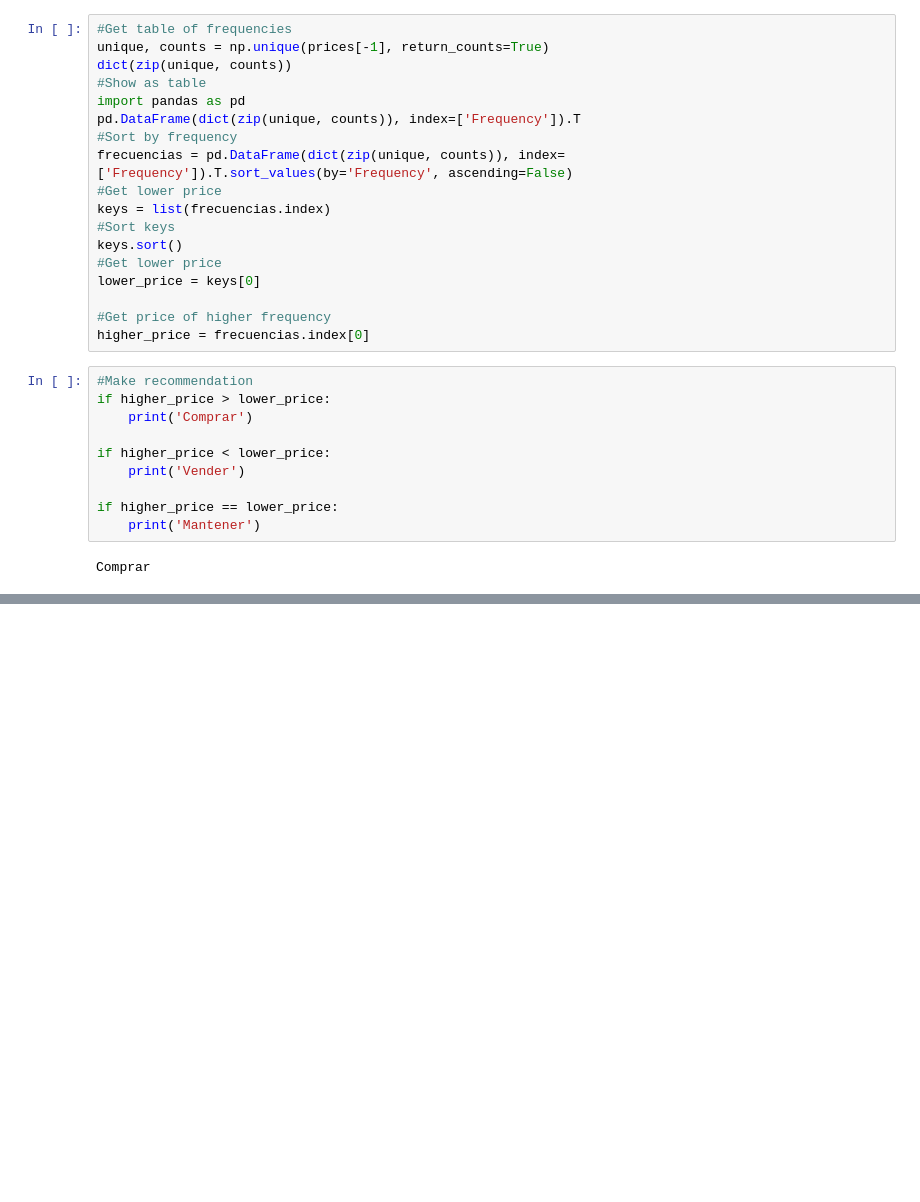
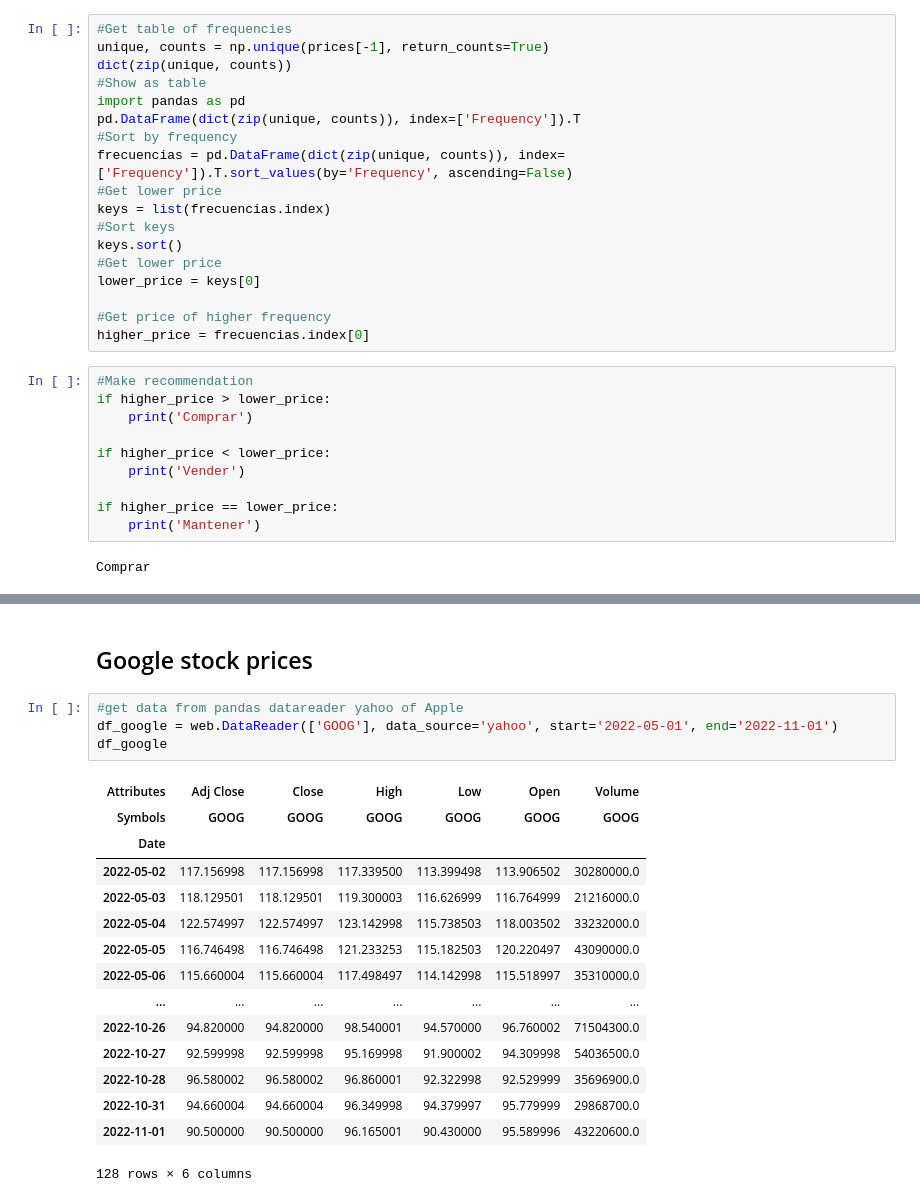
Before and after one commit to raulangelj/Proyecto-2-modelacion, a Jupyter notebook: main.ipynb, the cells around one changed output, grey strips where cells are left out. Drawn from its saved outputs; the diff is of its cells as text; blank space fills up the shorter version.

Commit message:
ADD more stock prices

```diff
--- a/main.ipynb
+++ b/main.ipynb
@@ -119,0 +175,22 @@ El usuario ganaria:  20
+# %% [markdown]
+## Google stock prices
+# %%
+#get data from pandas datareader yahoo of Apple
+df_google = web.DataReader(['GOOG'], data_source='yahoo', start='2022-05-01', end='2022-11-01')
+df_google
+# %% [output]
+| Attributes | Adj Close | Close | High | Low | Open | Volume |
+| Symbols | GOOG | GOOG | GOOG | GOOG | GOOG | GOOG |
+| Date |  |  |  |  |  |  |
+| 2022-05-02 | 117.156998 | 117.156998 | 117.339500 | 113.399498 | 113.906502 | 30280000.0 |
+| 2022-05-03 | 118.129501 | 118.129501 | 119.300003 | 116.626999 | 116.764999 | 21216000.0 |
+| 2022-05-04 | 122.574997 | 122.574997 | 123.142998 | 115.738503 | 118.003502 | 33232000.0 |
+| 2022-05-05 | 116.746498 | 116.746498 | 121.233253 | 115.182503 | 120.220497 | 43090000.0 |
+| 2022-05-06 | 115.660004 | 115.660004 | 117.498497 | 114.142998 | 115.518997 | 35310000.0 |
+| ... | ... | ... | ... | ... | ... | ... |
+| 2022-10-26 | 94.820000 | 94.820000 | 98.540001 | 94.570000 | 96.760002 | 71504300.0 |
+| 2022-10-27 | 92.599998 | 92.599998 | 95.169998 | 91.900002 | 94.309998 | 54036500.0 |
+| 2022-10-28 | 96.580002 | 96.580002 | 96.860001 | 92.322998 | 92.529999 | 35696900.0 |
+| 2022-10-31 | 94.660004 | 94.660004 | 96.349998 | 94.379997 | 95.779999 | 29868700.0 |
+| 2022-11-01 | 90.500000 | 90.500000 | 96.165001 | 90.430000 | 95.589996 | 43220600.0 |
+128 rows × 6 columns
```
Also changed, not shown: parts of 15 cells of this notebook.
